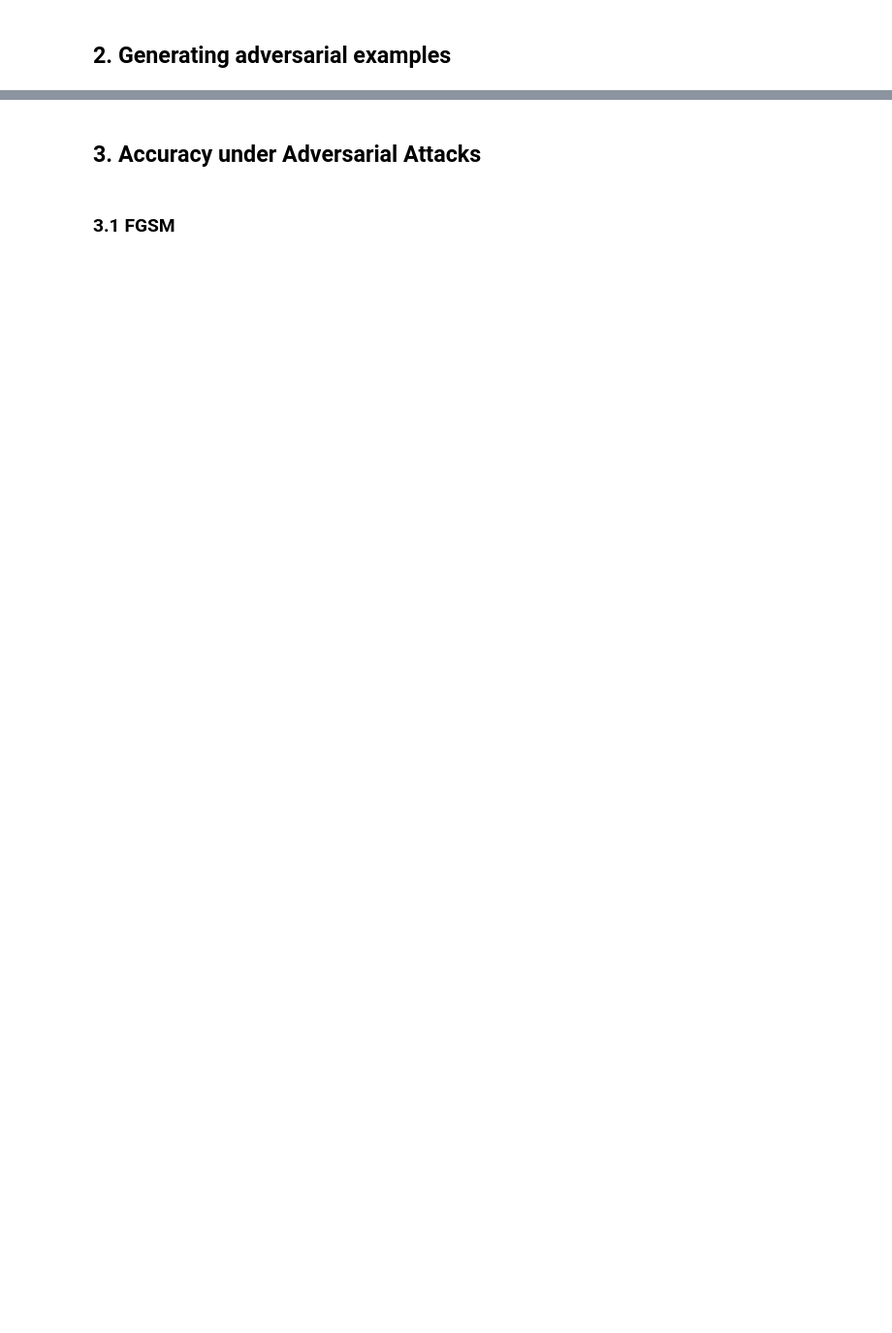
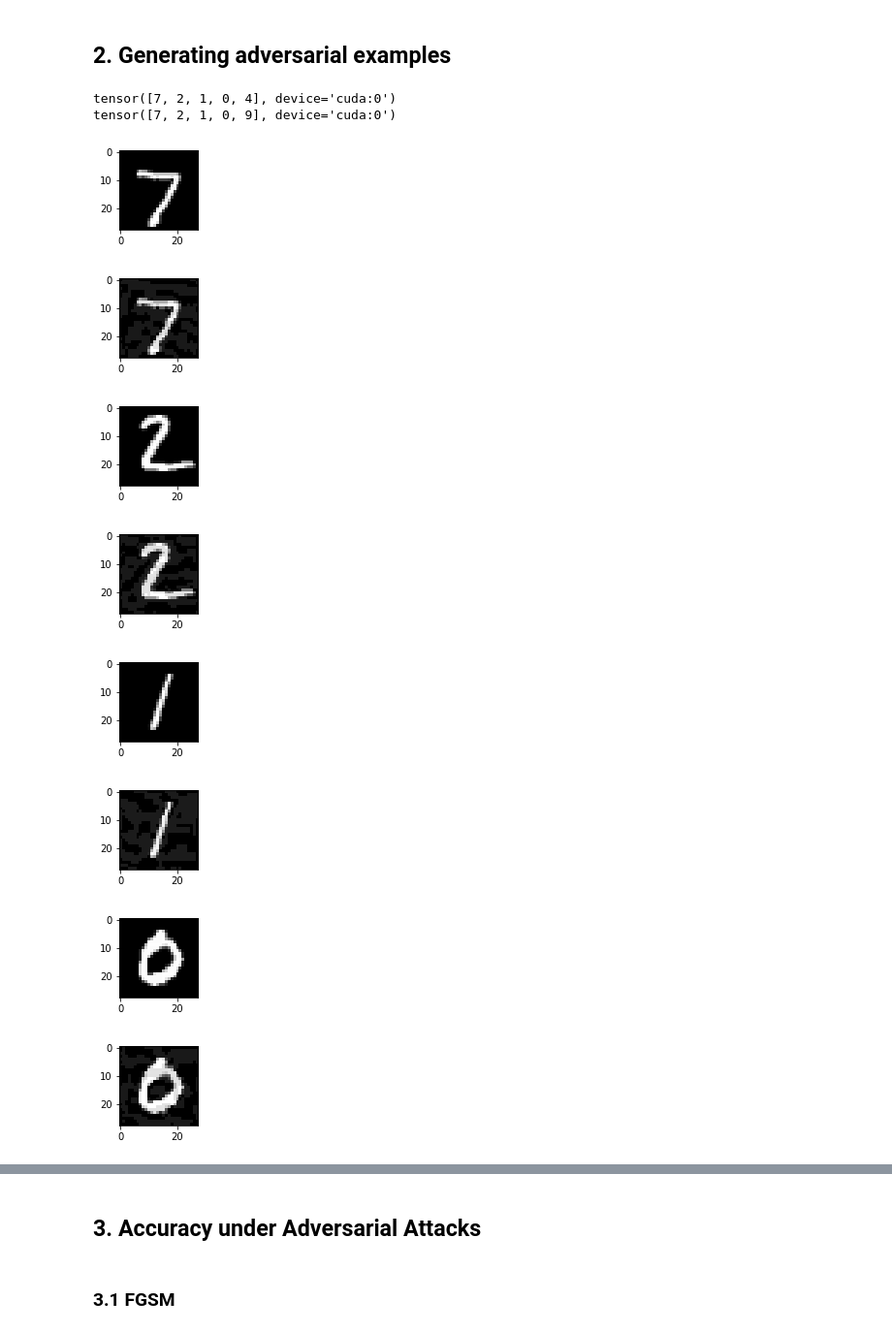
Before and after one commit to InnocentK/Adverserial-Learning-Practice, a Jupyter notebook: Adversairal Training with MNIST.ipynb, the cells around one changed output, grey strips where cells are left out. Shown at 97% size. Saved outputs shown, nothing was run; the diff lists cells and outputs as text; code cells hidden in the pictures; blank space fills up the shorter version.

```diff
--- a/Adversairal Training with MNIST.ipynb
+++ b/Adversairal Training with MNIST.ipynb
@@ -131,23 +164,34 @@ print('Accuracy of Clean images: %f %%' % (100 * float(correct) / total))
 # %%
 import matplotlib.pyplot as plt
 %matplotlib inline
 
 
 model = CNN().to(device)
 model.load_state_dict(torch.load("normal_model.pt"))
-fgsm_attack = FGSM(model, eps=0.3)
+fgsm_attack = FGSM(model, eps=0.1)
 
 images, labels = next(iter(test_loader))
 images = images[:5].to(device)
 labels = labels[:5].to(device)
 adver_images = fgsm_attack(images, labels).to(device)
 
 outputs = model(adver_images)
 _, predicted = torch.max(outputs.data, 1)
 print(labels)
 print(predicted)
 for i,_ in enumerate(labels):
     plt.figure(figsize=(1.5,1.5))
     plt.imshow(images[i][0].cpu().detach().numpy(), cmap='gray')
     plt.figure(figsize=(1.5,1.5))
     plt.imshow(adver_images[i][0].cpu().detach().numpy(), cmap='gray')
+# %% [output]
+tensor([7, 2, 1, 0, 4], device='cuda:0')
+tensor([7, 2, 1, 0, 9], device='cuda:0')
+[figure, added]
+[figure, added]
+[figure, added]
+[figure, added]
+[figure, added]
+[figure, added]
+[figure, added]
+[figure, added]
```
Also changed, not shown: parts of 10 cells of this notebook, 14 other files.
